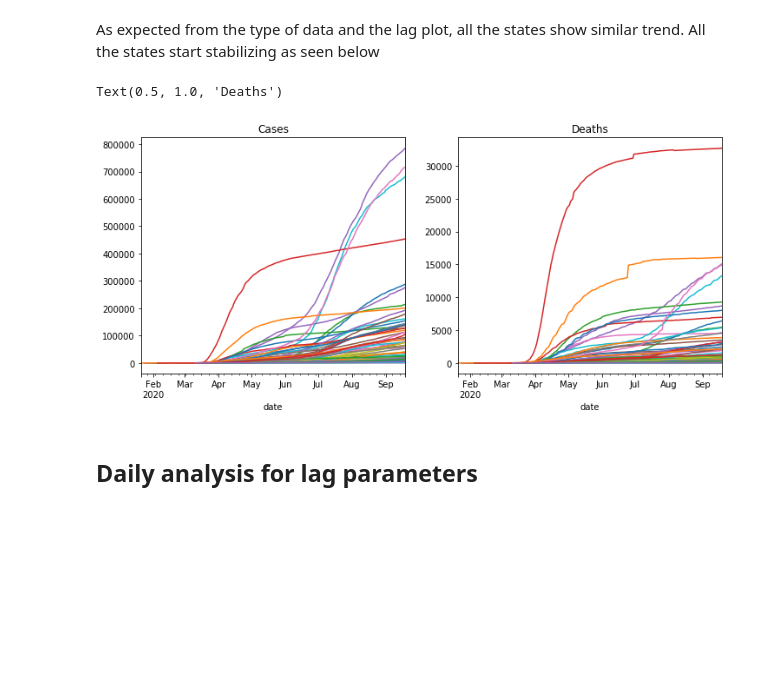
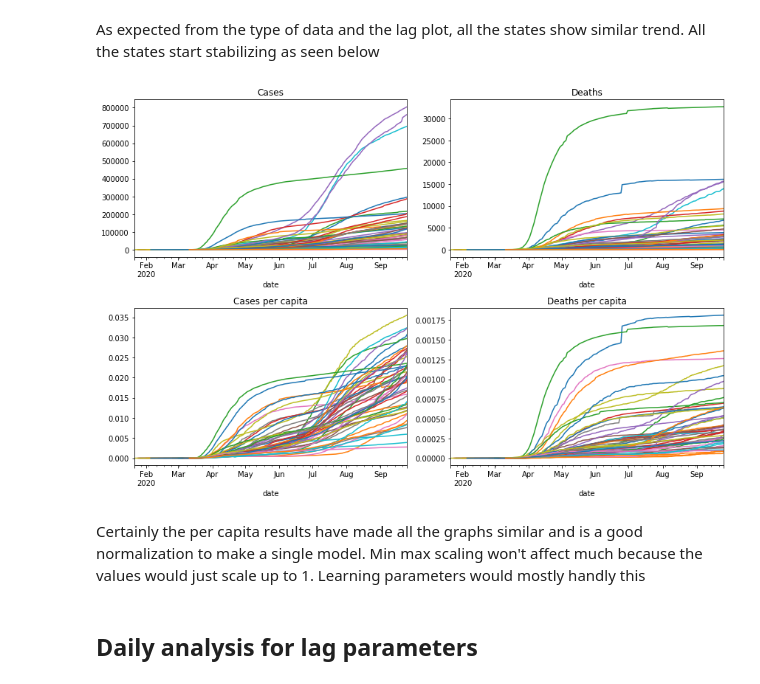
Before and after one commit to kmair/covid-usa, a Jupyter notebook: EDA.ipynb, the cells around one changed output. Saved outputs shown, nothing was run; the diff lists cells and outputs as text; code cells hidden in the pictures; blank space fills up the shorter version.

Commit message:
Model building

```diff
--- a/EDA.ipynb
+++ b/EDA.ipynb
@@ -277,17 +277,28 @@ plot_fn('cases', 'lag', **{'lag': 10, 'sharex': False, 'sharey': False})
 # %% [markdown]
 As expected from the type of data and the lag plot, all the states show similar trend. All the states start stabilizing as seen below
 # %%
-states_df = df.groupby('state')
+states_df_group = data.groupby('state')
 
-fig, axes = plt.subplots(nrows=1, ncols=2, figsize=(12,5))
+fig, axes = plt.subplots(nrows=2, ncols=2, figsize=(12,8))
 
-states_df.cases.plot(ax=axes[0]);
-axes[0].set_title('Cases')
-states_df.deaths.plot(ax=axes[1]);
-axes[1].set_title('Deaths')
+# Actual
+states_df_group.cases.plot(ax=axes[0,0]);
+axes[0,0].set_title('Cases')
+states_df_group.deaths.plot(ax=axes[0,1]);
+axes[0,1].set_title('Deaths')
+
+# Per capita
+states_df_group.cases_per_capita.plot(ax=axes[1,0]);
+axes[1,0].set_title('Cases per capita')
+states_df_group.deaths_per_capita.plot(ax=axes[1,1]);
+axes[1,1].set_title('Deaths per capita')
+
+fig.tight_layout()
 # %% [output]
-Text(0.5, 1.0, 'Deaths')
-[figure, old version]
+[figure, new version]
+# %% [markdown]
+Certainly the per capita results have made all the graphs similar and is a good normalization to make a single model.
+Min max scaling won't affect much because the values would just scale up to 1. Learning parameters would mostly handly this
 # %% [markdown]
 ## Daily analysis for lag parameters
 # %%
```
Also changed, not shown: parts of 32 cells of this notebook.
